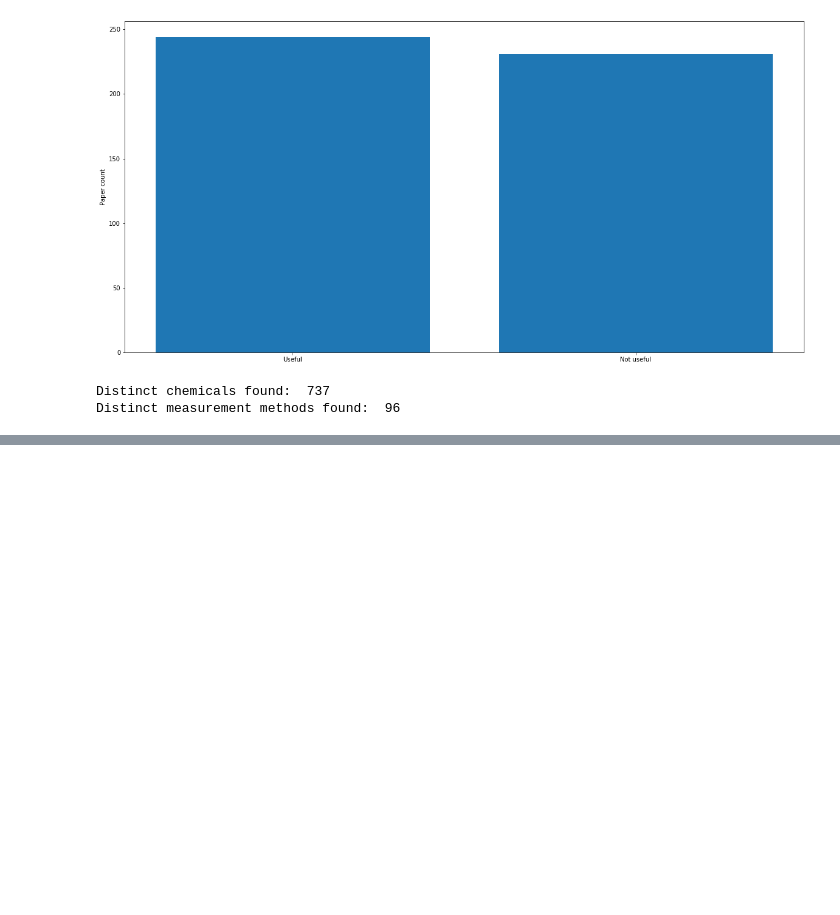
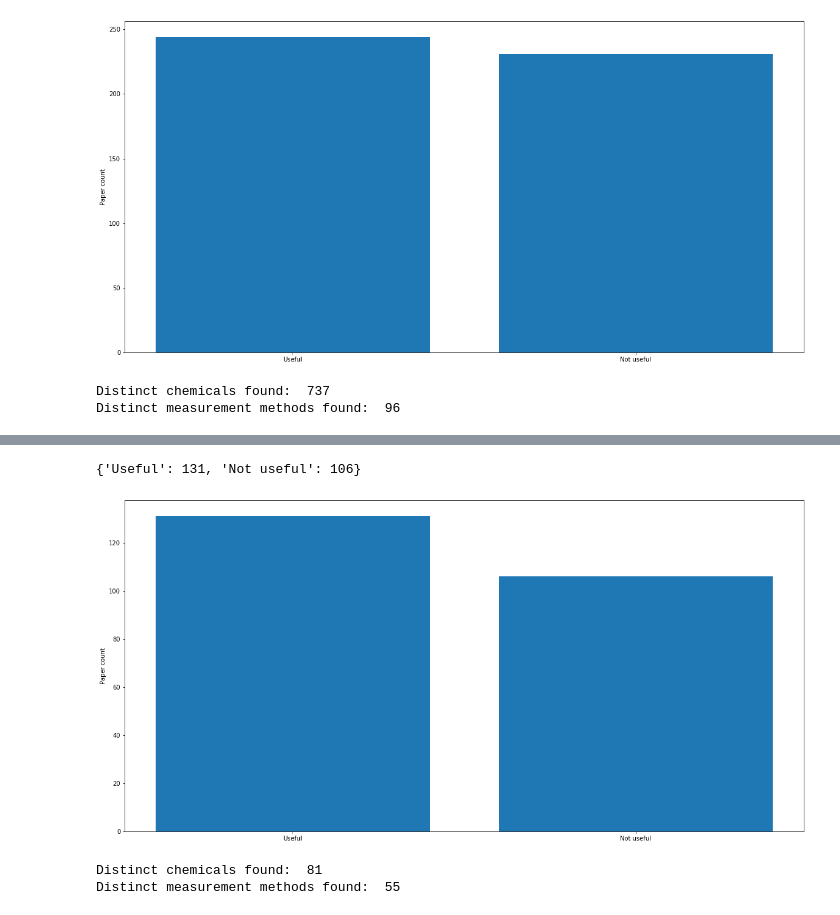
Before and after one commit to ChatterjeeAyan/FoodMineII, a Jupyter notebook: Statistics on FoodMine Training data.ipynb, the cells around one changed output, grey strips where cells are left out. Drawn from its saved outputs; the diff is of its cells as text; code cells hidden in the pictures; blank space fills up the shorter version.

```diff
--- a/Statistics on FoodMine Training data.ipynb
+++ b/Statistics on FoodMine Training data.ipynb
@@ -51,0 +94,49 @@ Distinct measurement methods found:  96
+# %%
+def food_statistics_milk(filename_scoring):
+
+    food_scoring_data = pd.read_csv(filename_scoring, encoding='latin1')[['PMID', 'abstract', 'paper', 'mesh_terms', 'qual_terms', 'is_useful', 'measmethod', 'chemicals']]
+
+    food_scoring_data_usefulness = food_scoring_data['is_useful'].tolist()
+    nonuseful_count = 0
+    useful_count = 0
+
+    for elem in food_scoring_data_usefulness:
+        if elem == 0.0:
+            nonuseful_count = nonuseful_count + 1
+        else:
+            useful_count = useful_count + 1
+
+    food_usefulness_dict = dict()
+    food_usefulness_dict['Useful'] = useful_count
+    food_usefulness_dict['Not useful'] = nonuseful_count
+
+    print(food_usefulness_dict)
+
+    plt.figure(figsize=(20, 10))
+    plt.bar(food_usefulness_dict.keys(),food_usefulness_dict.values())
+    plt.ylabel('Paper count')
+    plt.show()
+
+    chemial_list = []
+
+    for chem_list in food_scoring_data['chemicals'].tolist():
+        for chem in chem_list:
+            chemial_list.append(chem)
+
+    measmethod_list = []
+
+    for mm_list in food_scoring_data['measmethod'].tolist():
+        for m in mm_list:
+            measmethod_list.append(m)
+
+    print('Distinct chemicals found: ', len(set(chemial_list)))
+    print('Distinct measurement methods found: ', len(set(measmethod_list)))
+
+    return
+# %%
+food_statistics_milk('mBase_15Aug_abstract[chemical_gen].csv')
+# %% [output]
+{'Useful': 131, 'Not useful': 106}
+[figure, added]
+Distinct chemicals found:  81
+Distinct measurement methods found:  55
```
Also changed, not shown: parts of 3 cells of this notebook, 2 other files.
